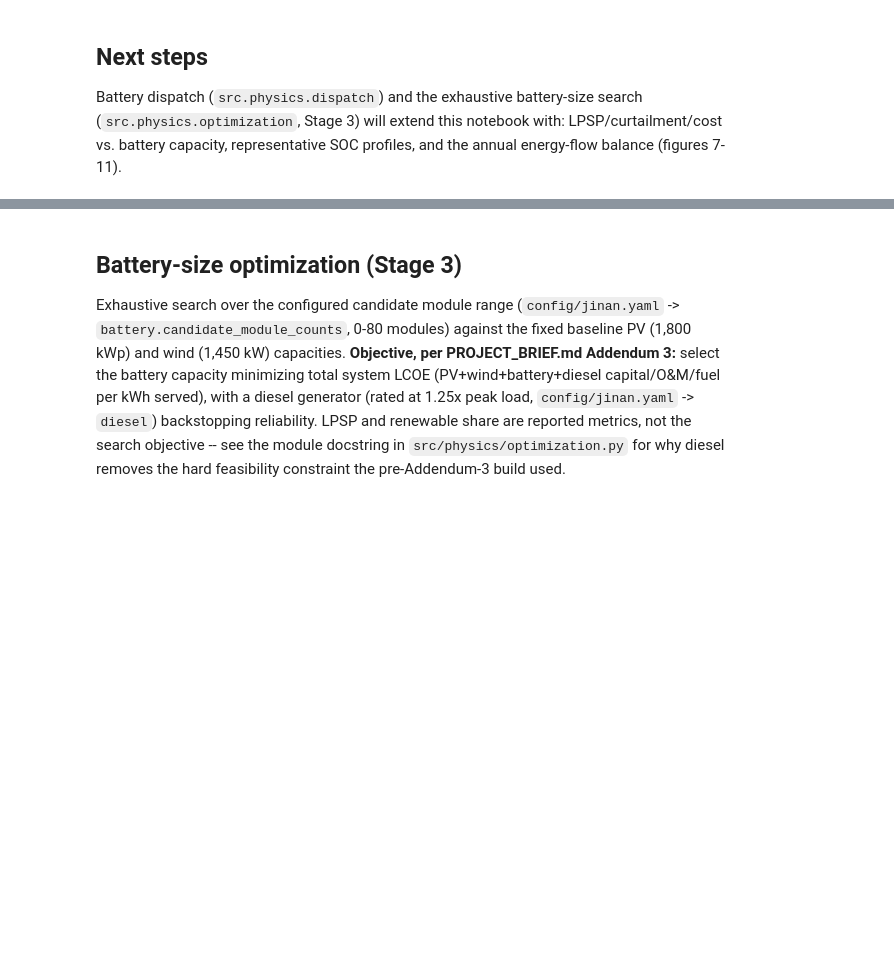
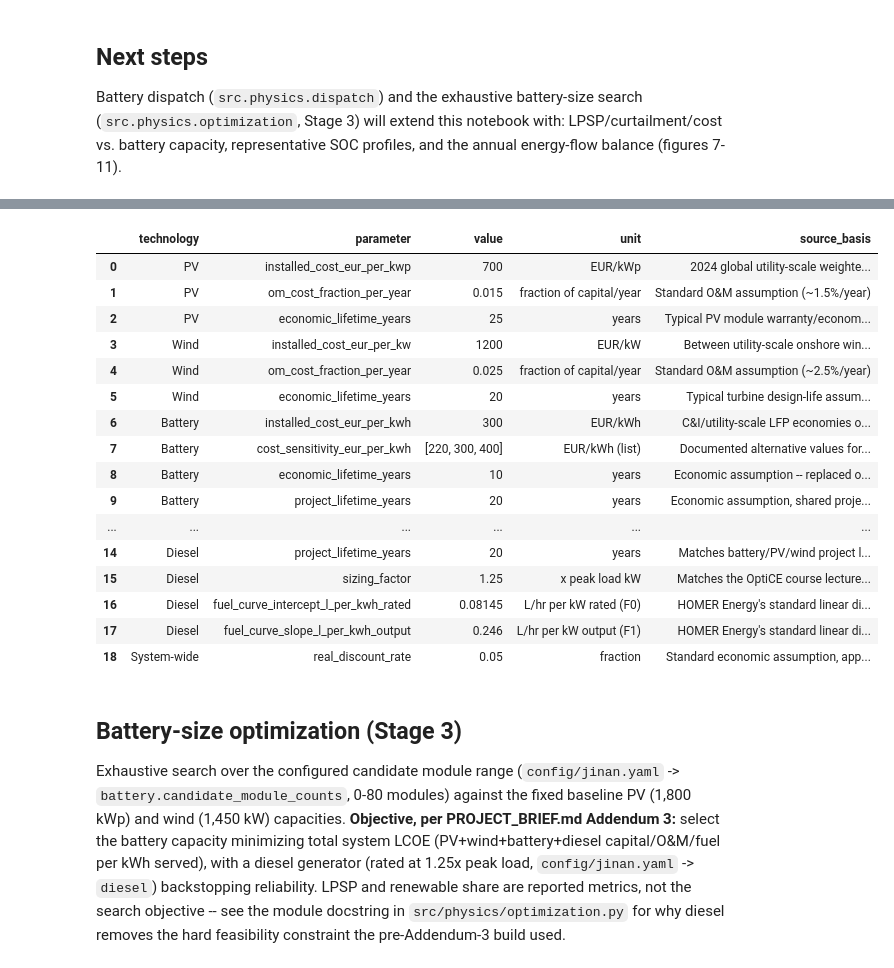
Before and after one commit to sulhos/Leonardo-Assignment, a Jupyter notebook: notebooks/01_mechanistic_model.ipynb, the cells around one changed output, grey strips where cells are left out. Drawn from its saved outputs; the diff is of its cells as text; code cells hidden in the pictures; blank space fills up the shorter version.

```diff
--- a/notebooks/01_mechanistic_model.ipynb
+++ b/notebooks/01_mechanistic_model.ipynb
@@ -273,3 +277,27 @@ Battery dispatch (`src.physics.dispatch`) and the exhaustive battery-size search
+# %%
+from src.physics.economics import economic_assumptions_table
+
+assumptions = economic_assumptions_table(config)
+assumptions.to_csv(TABLES_DIR / "economic_assumptions.csv", index=False)
+assumptions[["technology", "parameter", "value", "unit", "source_basis"]]
+# %% [output]
+|  | technology | parameter | value | unit | source_basis |
+| 0 | PV | installed_cost_eur_per_kwp | 700 | EUR/kWp | 2024 global utility-scale weighte... |
+| 1 | PV | om_cost_fraction_per_year | 0.015 | fraction of capital/year | Standard O&M assumption (~1.5%/year) |
+| 2 | PV | economic_lifetime_years | 25 | years | Typical PV module warranty/econom... |
+| 3 | Wind | installed_cost_eur_per_kw | 1200 | EUR/kW | Between utility-scale onshore win... |
+| 4 | Wind | om_cost_fraction_per_year | 0.025 | fraction of capital/year | Standard O&M assumption (~2.5%/year) |
+| 5 | Wind | economic_lifetime_years | 20 | years | Typical turbine design-life assum... |
+| 6 | Battery | installed_cost_eur_per_kwh | 300 | EUR/kWh | C&I/utility-scale LFP economies o... |
+| 7 | Battery | cost_sensitivity_eur_per_kwh | [220, 300, 400] | EUR/kWh (list) | Documented alternative values for... |
+| 8 | Battery | economic_lifetime_years | 10 | years | Economic assumption -- replaced o... |
+| 9 | Battery | project_lifetime_years | 20 | years | Economic assumption, shared proje... |
+| ... | ... | ... | ... | ... | ... |
+| 14 | Diesel | project_lifetime_years | 20 | years | Matches battery/PV/wind project l... |
+| 15 | Diesel | sizing_factor | 1.25 | x peak load kW | Matches the OptiCE course lecture... |
+| 16 | Diesel | fuel_curve_intercept_l_per_kwh_rated | 0.08145 | L/hr per kW rated (F0) | HOMER Energy's standard linear di... |
+| 17 | Diesel | fuel_curve_slope_l_per_kwh_output | 0.246 | L/hr per kW output (F1) | HOMER Energy's standard linear di... |
+| 18 | System-wide | real_discount_rate | 0.05 | fraction | Standard economic assumption, app... |
 # %% [markdown]
 ## Battery-size optimization (Stage 3)
 
```
Also changed, not shown: parts of 2 cells of this notebook, 4 other files.
